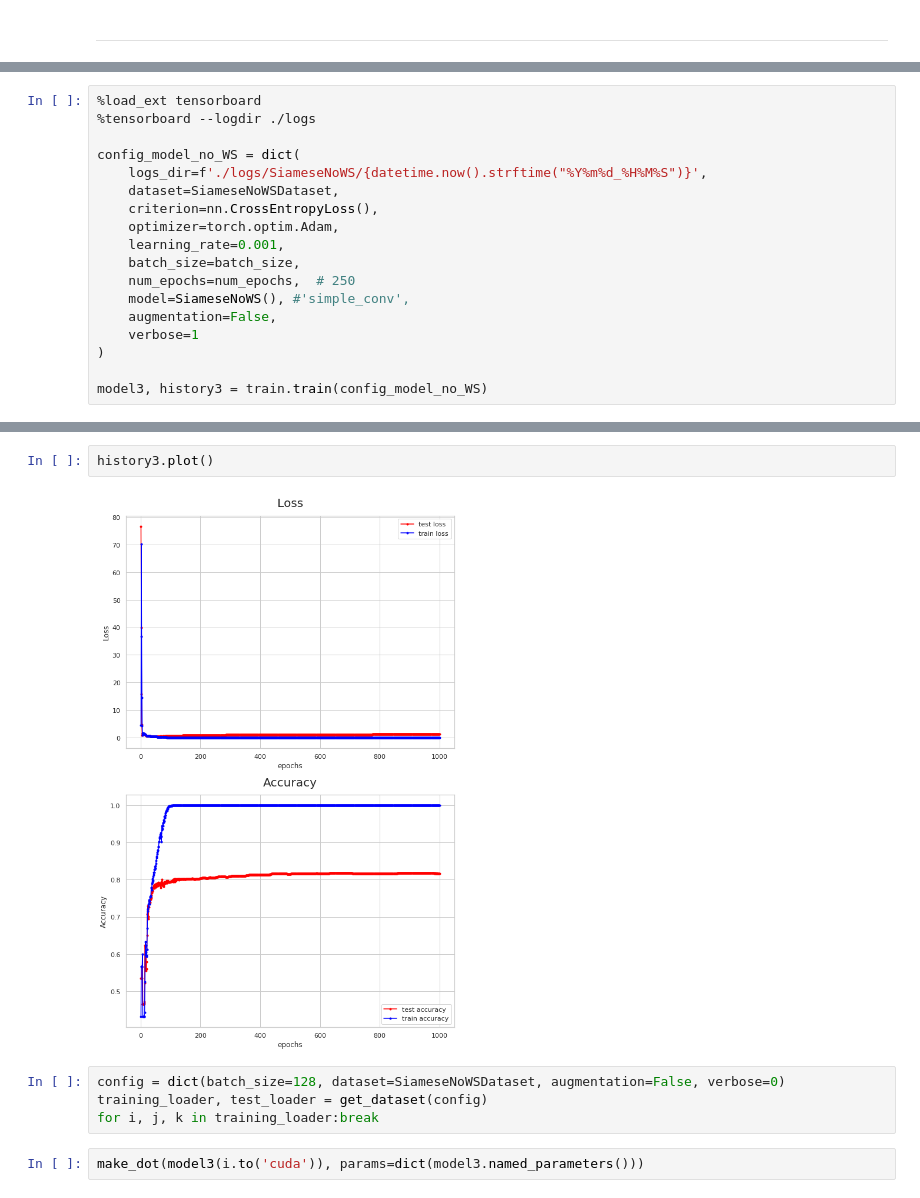
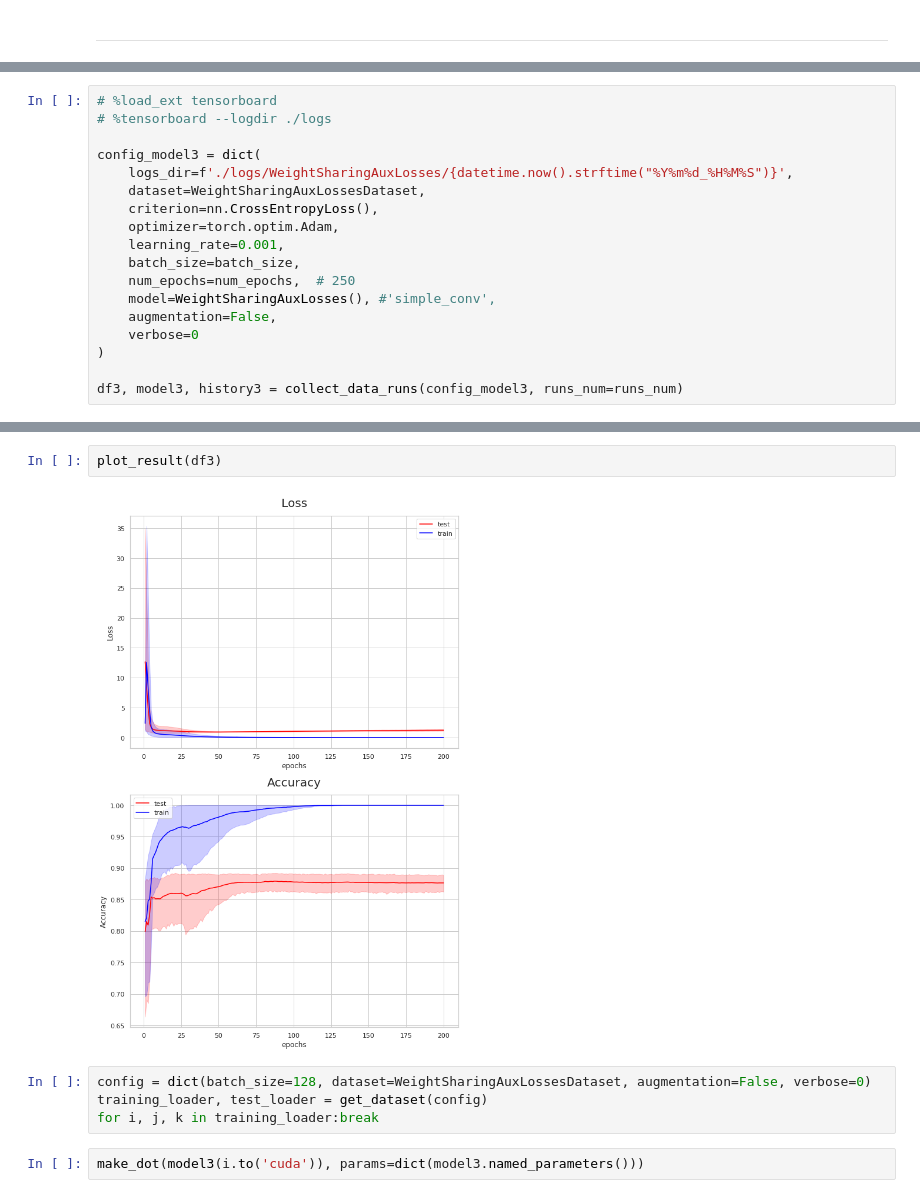
Before and after one commit to INFOPAUL/DeepLearning_Proj1, a Jupyter notebook: notebooks/code.ipynb, the cells around one changed output, grey strips where cells are left out. Saved outputs shown, nothing was run; the diff lists cells and outputs as text.

```diff
--- a/notebooks/code.ipynb
+++ b/notebooks/code.ipynb
@@ -137,19 +162,19 @@ from architectures.SiameseNoWS import SiameseNoWS, SiameseNoWSDataset
 # %%
-%load_ext tensorboard
-%tensorboard --logdir ./logs
+# %load_ext tensorboard
+# %tensorboard --logdir ./logs
 
-config_model_no_WS = dict(
-    logs_dir=f'./logs/SiameseNoWS/{datetime.now().strftime("%Y%m%d_%H%M%S")}',
-    dataset=SiameseNoWSDataset,
+config_model3 = dict(
+    logs_dir=f'./logs/WeightSharingAuxLosses/{datetime.now().strftime("%Y%m%d_%H%M%S")}',
+    dataset=WeightSharingAuxLossesDataset,
     criterion=nn.CrossEntropyLoss(),
     optimizer=torch.optim.Adam,
     learning_rate=0.001,
     batch_size=batch_size,
     num_epochs=num_epochs,  # 250
-    model=SiameseNoWS(), #'simple_conv',
+    model=WeightSharingAuxLosses(), #'simple_conv',
     augmentation=False,
-    verbose=1
+    verbose=0
 )
 
-model3, history3 = train.train(config_model_no_WS)
+df3, model3, history3 = collect_data_runs(config_model3, runs_num=runs_num)
 # %% [output]
@@ -177,9 +196,9 @@ epoch [1000] loss_train: 5.04e-05 loss_test: 1.21e+00 acc_train: 1.00e+00 acc_te
-# %%
-history3.plot()
-# %% [output]
-[figure, removed]
+# %%
+plot_result(df3)
+# %% [output]
+[figure, added]
 # %%
-config = dict(batch_size=128, dataset=SiameseNoWSDataset, augmentation=False, verbose=0)
+config = dict(batch_size=128, dataset=WeightSharingAuxLossesDataset, augmentation=False, verbose=0)
 training_loader, test_loader = get_dataset(config)
 for i, j, k in training_loader:break
 # %%
```
Also changed, not shown: parts of 46 cells of this notebook, 7 other files.
